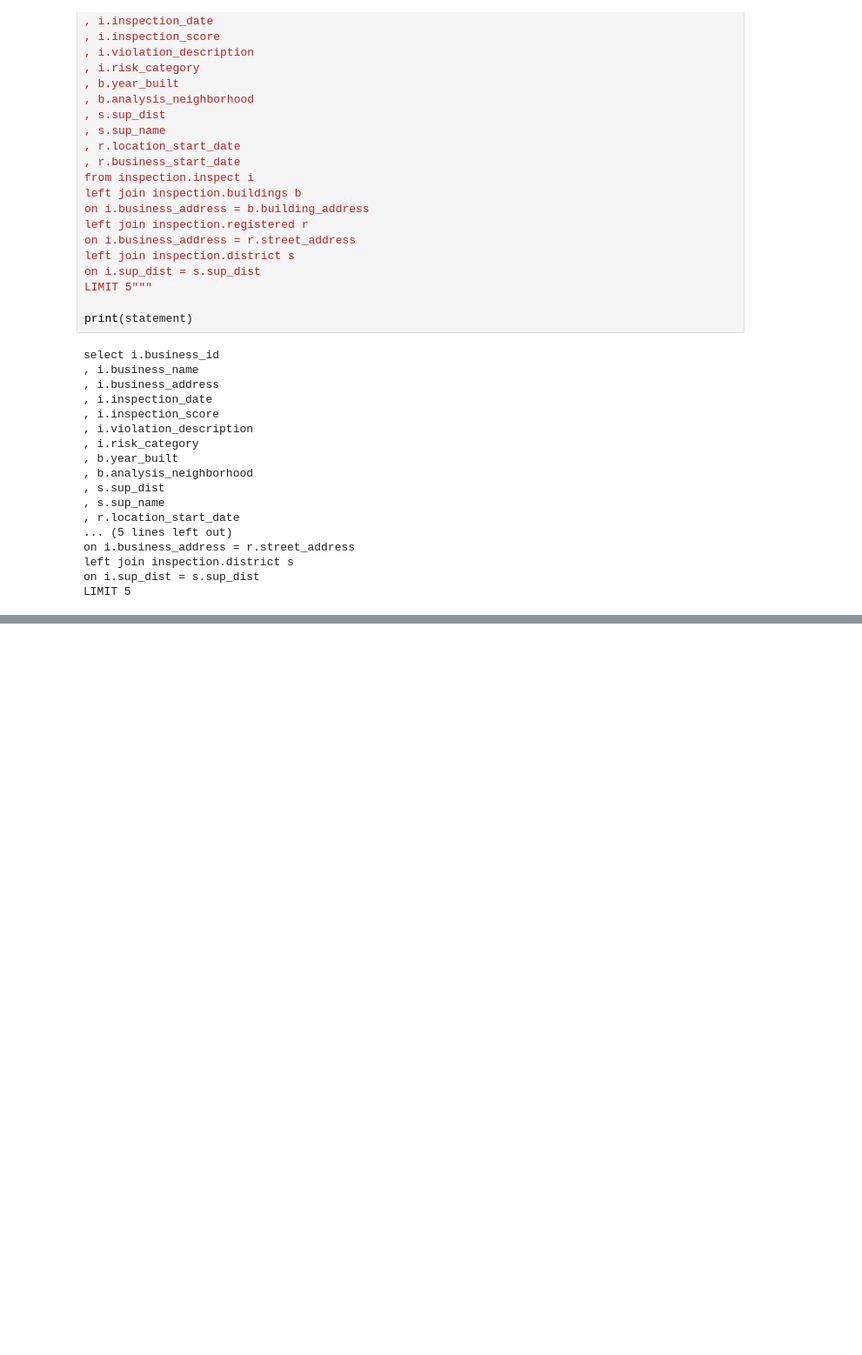
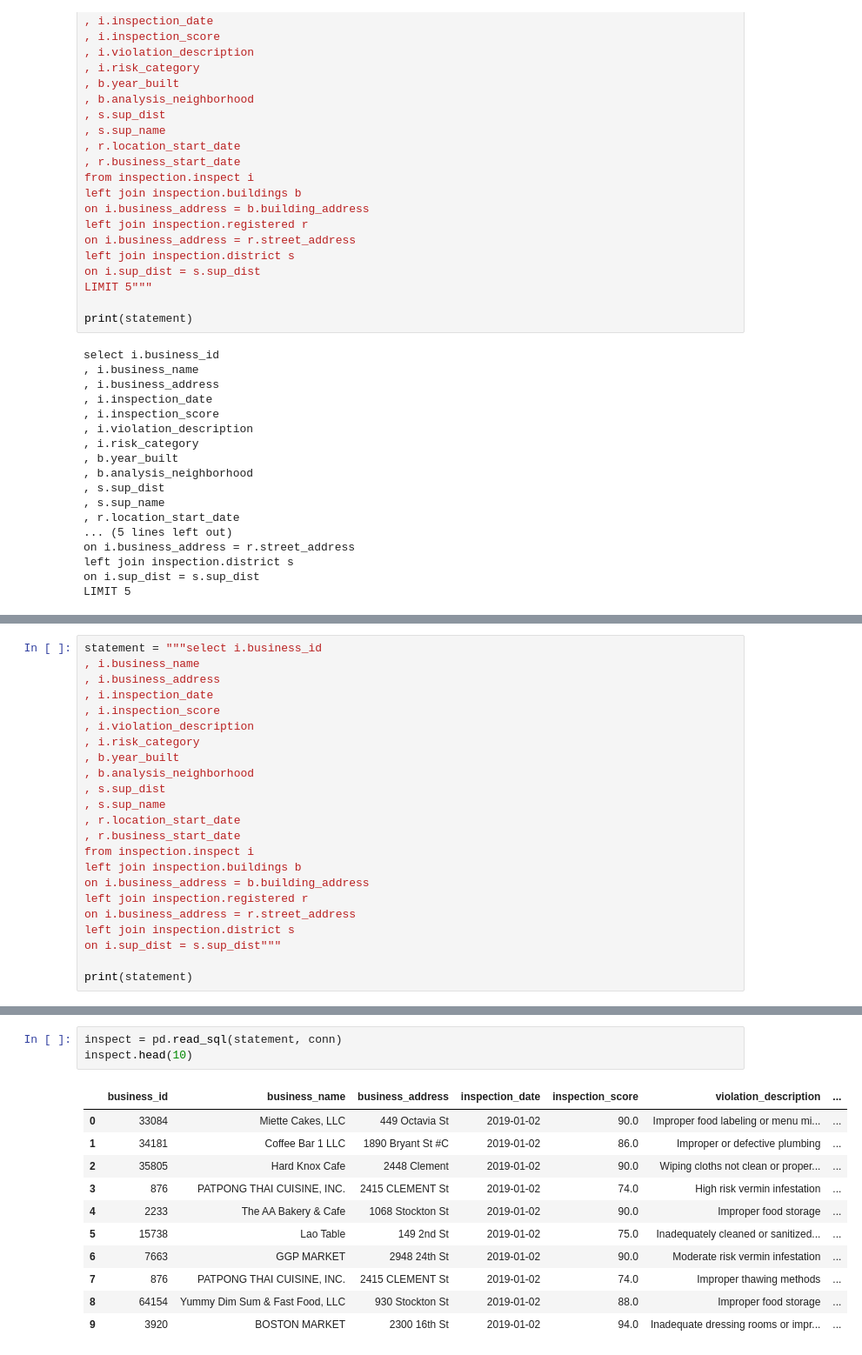
Before and after one commit to mchang674/ads-508-team-project, a Jupyter notebook: Data_ingest.ipynb, the cells around one changed output, grey strips where cells are left out. Shown at 87% size. Cells and saved outputs as stored; diff of their text form; blank space fills up the shorter version.

```diff
--- a/Data_ingest.ipynb
+++ b/Data_ingest.ipynb
@@ -349,0 +336,23 @@ print(data2)
+# %%
+statement = """select i.business_id
+, i.business_name
+, i.business_address
+, i.inspection_date
+, i.inspection_score
+, i.violation_description
+, i.risk_category
+, b.year_built
+, b.analysis_neighborhood
+, s.sup_dist
+, s.sup_name
+, r.location_start_date
+, r.business_start_date
+from inspection.inspect i
+left join inspection.buildings b
+on i.business_address = b.building_address
+left join inspection.registered r
+on i.business_address = r.street_address
+left join inspection.district s
+on i.sup_dist = s.sup_dist"""
+
+print(statement)
@@ -349,0 +380,15 @@ print(data2)
+# %%
+inspect = pd.read_sql(statement, conn)
+inspect.head(10)
+# %% [output]
+|  | business_id | business_name | business_address | inspection_date | inspection_score | violation_description | ... |
+| 0 | 33084 | Miette Cakes, LLC | 449 Octavia St | 2019-01-02 | 90.0 | Improper food labeling or menu mi... | ... |
+| 1 | 34181 | Coffee Bar 1 LLC | 1890 Bryant St #C | 2019-01-02 | 86.0 | Improper or defective plumbing | ... |
+| 2 | 35805 | Hard Knox Cafe | 2448 Clement | 2019-01-02 | 90.0 | Wiping cloths not clean or proper... | ... |
+| 3 | 876 | PATPONG THAI CUISINE, INC. | 2415 CLEMENT St | 2019-01-02 | 74.0 | High risk vermin infestation | ... |
+| 4 | 2233 | The AA Bakery & Cafe | 1068 Stockton St | 2019-01-02 | 90.0 | Improper food storage | ... |
+| 5 | 15738 | Lao Table | 149 2nd St | 2019-01-02 | 75.0 | Inadequately cleaned or sanitized... | ... |
+| 6 | 7663 | GGP MARKET | 2948 24th St | 2019-01-02 | 90.0 | Moderate risk vermin infestation | ... |
+| 7 | 876 | PATPONG THAI CUISINE, INC. | 2415 CLEMENT St | 2019-01-02 | 74.0 | Improper thawing methods | ... |
+| 8 | 64154 | Yummy Dim Sum & Fast Food, LLC | 930 Stockton St | 2019-01-02 | 88.0 | Improper food storage | ... |
+| 9 | 3920 | BOSTON MARKET | 2300 16th St | 2019-01-02 | 94.0 | Inadequate dressing rooms or impr... | ... |
```
Also changed, not shown: parts of 4 cells of this notebook.
